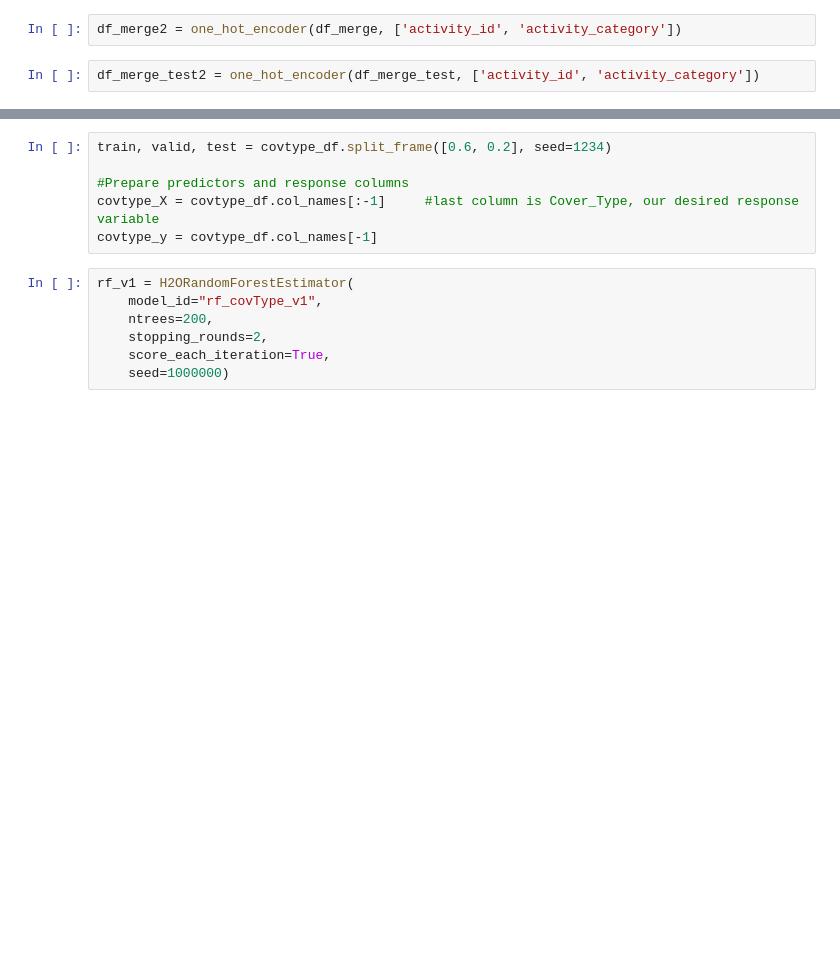
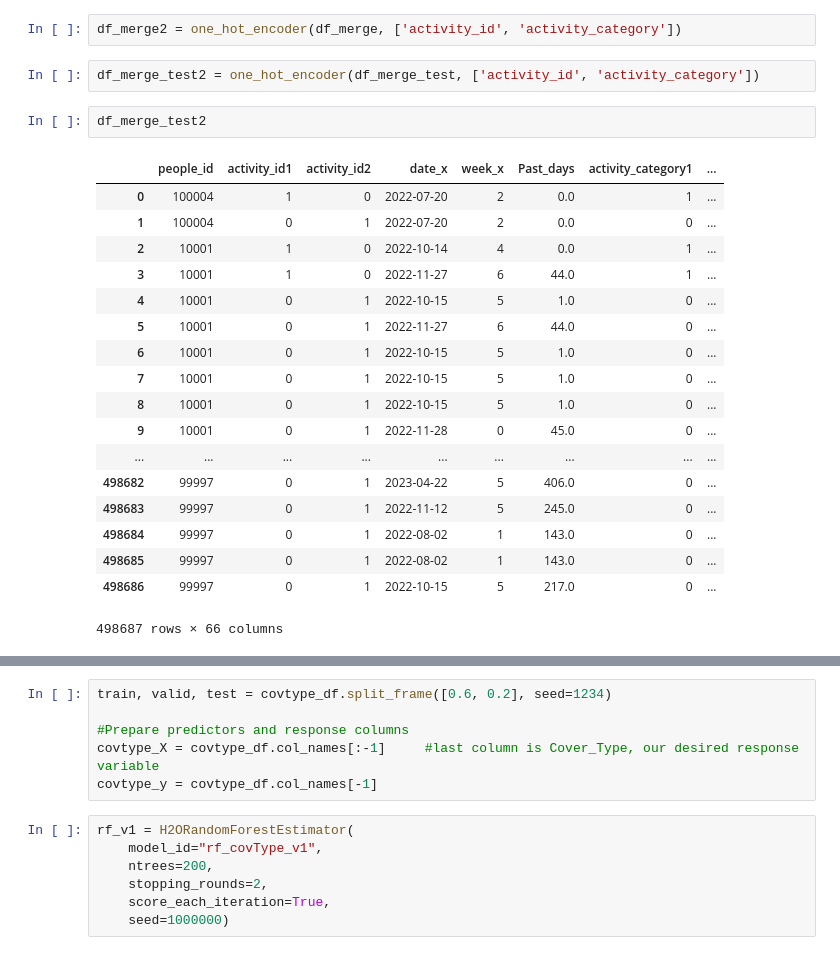
Before and after one commit to sooooner/dss_team_project_ML, a Jupyter notebook: red_hat/sooner.ipynb, the cells around one changed output, grey strips where cells are left out. Drawn from its saved outputs; the diff is of its cells as text; blank space fills up the shorter version.

```diff
--- a/red_hat/sooner.ipynb
+++ b/red_hat/sooner.ipynb
@@ -525,6 +519,27 @@ cross_val_score(efc2, df_merge[b], df_merge.outcome, scoring="roc_auc", cv=10).m
 df_merge2 = one_hot_encoder(df_merge, ['activity_id', 'activity_category'])
 # %%
 df_merge_test2 = one_hot_encoder(df_merge_test, ['activity_id', 'activity_category'])
+# %%
+df_merge_test2
+# %% [output]
+|  | people_id | activity_id1 | activity_id2 | date_x | week_x | Past_days | activity_category1 | ... |
+| 0 | 100004 | 1 | 0 | 2022-07-20 | 2 | 0.0 | 1 | ... |
+| 1 | 100004 | 0 | 1 | 2022-07-20 | 2 | 0.0 | 0 | ... |
+| 2 | 10001 | 1 | 0 | 2022-10-14 | 4 | 0.0 | 1 | ... |
+| 3 | 10001 | 1 | 0 | 2022-11-27 | 6 | 44.0 | 1 | ... |
+| 4 | 10001 | 0 | 1 | 2022-10-15 | 5 | 1.0 | 0 | ... |
+| 5 | 10001 | 0 | 1 | 2022-11-27 | 6 | 44.0 | 0 | ... |
+| 6 | 10001 | 0 | 1 | 2022-10-15 | 5 | 1.0 | 0 | ... |
+| 7 | 10001 | 0 | 1 | 2022-10-15 | 5 | 1.0 | 0 | ... |
+| 8 | 10001 | 0 | 1 | 2022-10-15 | 5 | 1.0 | 0 | ... |
+| 9 | 10001 | 0 | 1 | 2022-11-28 | 0 | 45.0 | 0 | ... |
+| ... | ... | ... | ... | ... | ... | ... | ... | ... |
+| 498682 | 99997 | 0 | 1 | 2023-04-22 | 5 | 406.0 | 0 | ... |
+| 498683 | 99997 | 0 | 1 | 2022-11-12 | 5 | 245.0 | 0 | ... |
+| 498684 | 99997 | 0 | 1 | 2022-08-02 | 1 | 143.0 | 0 | ... |
+| 498685 | 99997 | 0 | 1 | 2022-08-02 | 1 | 143.0 | 0 | ... |
+| 498686 | 99997 | 0 | 1 | 2022-10-15 | 5 | 217.0 | 0 | ... |
+498687 rows × 66 columns
 # %%
 a2 = list(df_merge2)
 a2.remove('date_x')
```
Also changed, not shown: parts of 73 cells of this notebook.
